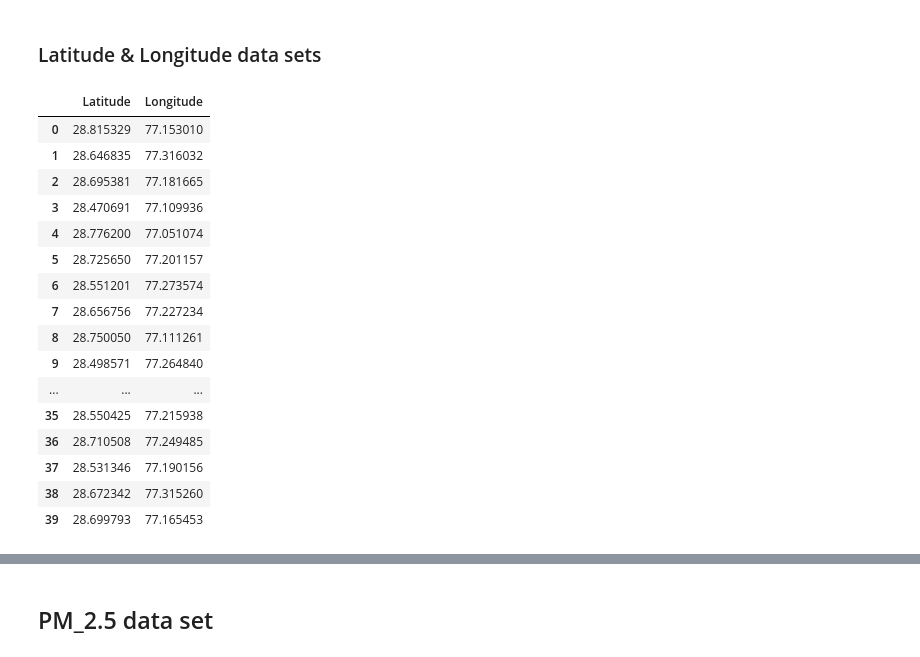
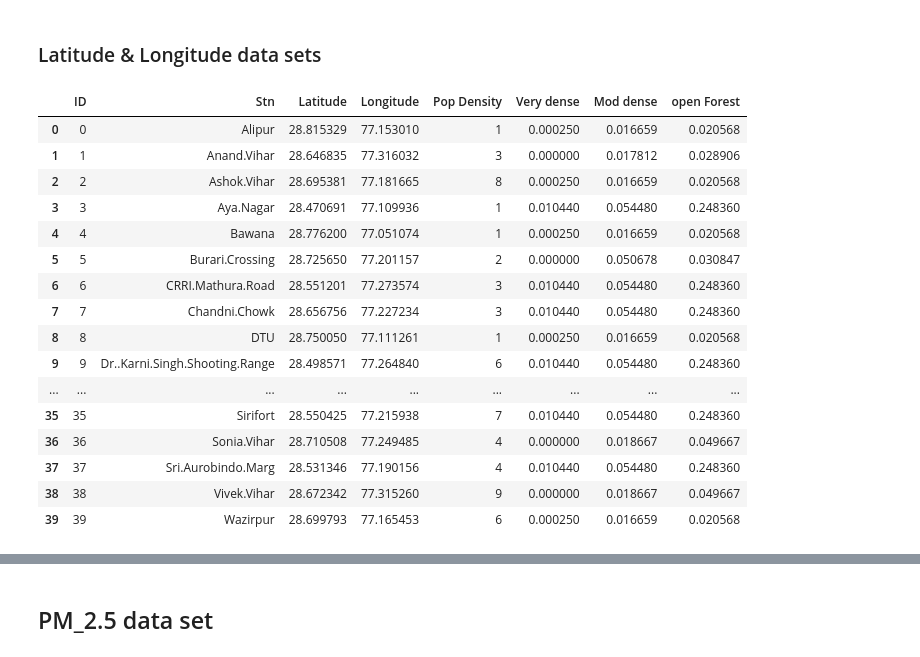
Before and after one commit to Pavan-AIML/Master-Thesis, a Jupyter notebook: notebooks/Modis_data_analysis/Modis_AOD_data_analysis.ipynb, the cells around one changed output, grey strips where cells are left out. Saved outputs shown, nothing was run; the diff lists cells and outputs as text; code cells hidden in the pictures.

Commit message:
Final training data loader creation

```diff
--- a/notebooks/Modis_data_analysis/Modis_AOD_data_analysis.ipynb
+++ b/notebooks/Modis_data_analysis/Modis_AOD_data_analysis.ipynb
@@ -196,23 +197,24 @@ Modis_data_2023.get_shape()
 ### Latitude & Longitude data sets
 # %%
 Lat_Long_data = Modis_data_loader("Stations_Lat_Long/stn_extrafeat.csv")
-stations = Lat_Long_data.data[["Latitude", "Longitude"]]
-stations
+# stations = Lat_Long_data.data[["Latitude", "Longitude"]]
+# stations
+Lat_Long_data.data
 # %% [output]
-|  | Latitude | Longitude |
-| 0 | 28.815329 | 77.153010 |
-| 1 | 28.646835 | 77.316032 |
-| 2 | 28.695381 | 77.181665 |
-| 3 | 28.470691 | 77.109936 |
-| 4 | 28.776200 | 77.051074 |
-| 5 | 28.725650 | 77.201157 |
-| 6 | 28.551201 | 77.273574 |
-| 7 | 28.656756 | 77.227234 |
-| 8 | 28.750050 | 77.111261 |
-| 9 | 28.498571 | 77.264840 |
-| ... | ... | ... |
-| 35 | 28.550425 | 77.215938 |
-| 36 | 28.710508 | 77.249485 |
-| 37 | 28.531346 | 77.190156 |
-| 38 | 28.672342 | 77.315260 |
-| 39 | 28.699793 | 77.165453 |
+|  | ID | Stn | Latitude | Longitude | Pop Density | Very dense | Mod dense | open Forest |
+| 0 | 0 | Alipur | 28.815329 | 77.153010 | 1 | 0.000250 | 0.016659 | 0.020568 |
+| 1 | 1 | Anand.Vihar | 28.646835 | 77.316032 | 3 | 0.000000 | 0.017812 | 0.028906 |
+| 2 | 2 | Ashok.Vihar | 28.695381 | 77.181665 | 8 | 0.000250 | 0.016659 | 0.020568 |
+| 3 | 3 | Aya.Nagar | 28.470691 | 77.109936 | 1 | 0.010440 | 0.054480 | 0.248360 |
+| 4 | 4 | Bawana | 28.776200 | 77.051074 | 1 | 0.000250 | 0.016659 | 0.020568 |
+| 5 | 5 | Burari.Crossing | 28.725650 | 77.201157 | 2 | 0.000000 | 0.050678 | 0.030847 |
+| 6 | 6 | CRRI.Mathura.Road | 28.551201 | 77.273574 | 3 | 0.010440 | 0.054480 | 0.248360 |
+| 7 | 7 | Chandni.Chowk | 28.656756 | 77.227234 | 3 | 0.010440 | 0.054480 | 0.248360 |
+| 8 | 8 | DTU | 28.750050 | 77.111261 | 1 | 0.000250 | 0.016659 | 0.020568 |
+| 9 | 9 | Dr..Karni.Singh.Shooting.Range | 28.498571 | 77.264840 | 6 | 0.010440 | 0.054480 | 0.248360 |
+| ... | ... | ... | ... | ... | ... | ... | ... | ... |
+| 35 | 35 | Sirifort | 28.550425 | 77.215938 | 7 | 0.010440 | 0.054480 | 0.248360 |
+| 36 | 36 | Sonia.Vihar | 28.710508 | 77.249485 | 4 | 0.000000 | 0.018667 | 0.049667 |
+| 37 | 37 | Sri.Aurobindo.Marg | 28.531346 | 77.190156 | 4 | 0.010440 | 0.054480 | 0.248360 |
+| 38 | 38 | Vivek.Vihar | 28.672342 | 77.315260 | 9 | 0.000000 | 0.018667 | 0.049667 |
+| 39 | 39 | Wazirpur | 28.699793 | 77.165453 | 6 | 0.000250 | 0.016659 | 0.020568 |
```
Also changed, not shown: parts of 17 cells of this notebook, 9 other files.
